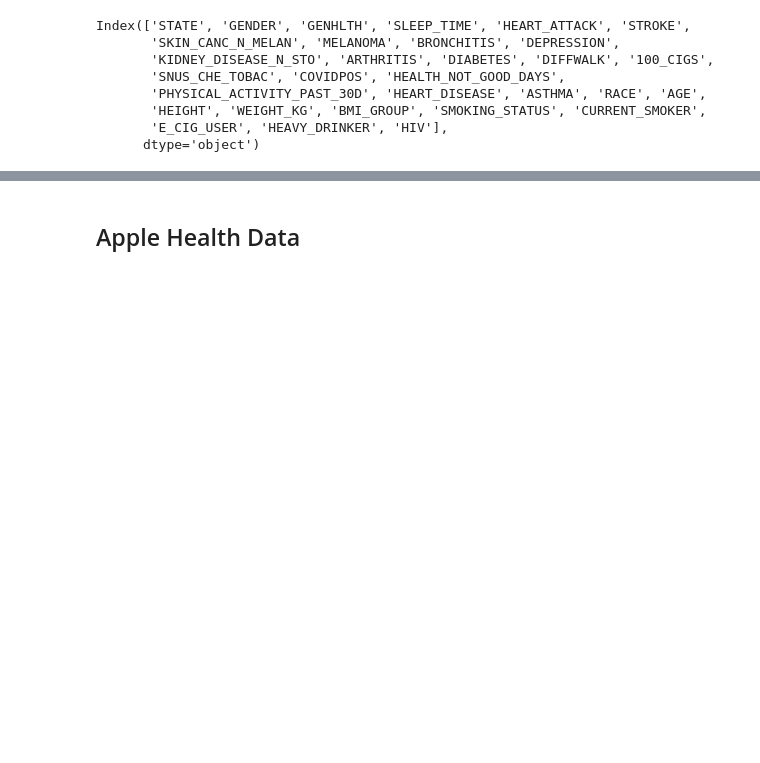
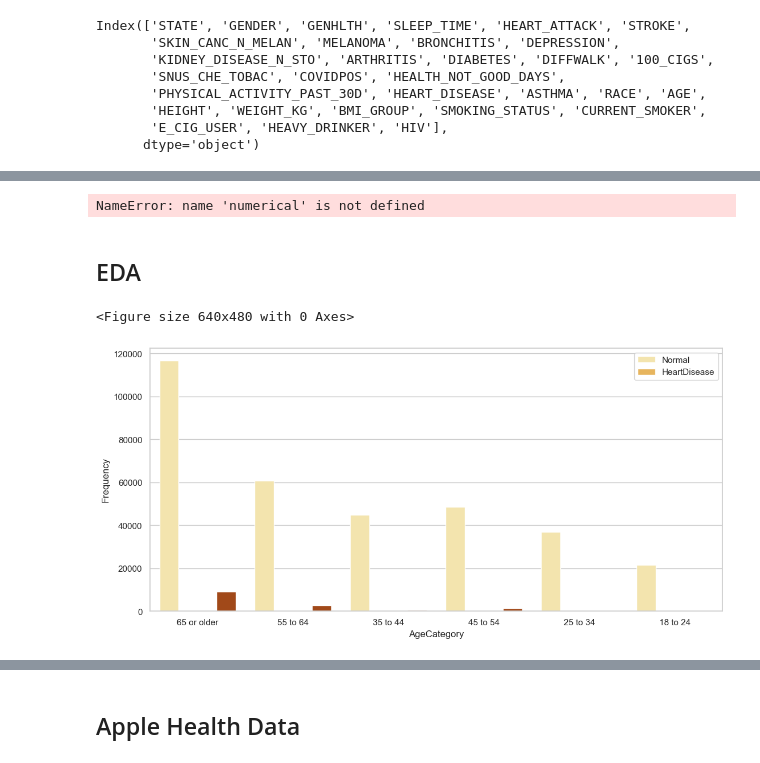
Before and after one commit to HeloisaBal/Stroke-Final-Project, a Jupyter notebook: Final Project - Stroke.ipynb, the cells around one changed output, grey strips where cells are left out. Drawn from its saved outputs; the diff is of its cells as text; code cells hidden in the pictures; blank space fills up the shorter version.

```diff
--- a/Final Project - Stroke.ipynb
+++ b/Final Project - Stroke.ipynb
@@ -808,11 +911,10 @@ df['ASTHMA'] = df['ASTHMA'].replace(values)
 # %%
 val_as = {
-    1: 0,
-    2: 1,
-    9: 'Not sure'
+    1.0: 0,
+    2.0: 1,
+    9.0: 0.25
 }
 
-df['PHYSICAL_ACTIVITY_PAST_30D'] = df['PHYSICAL_ACTIVITY_PAST_30D'].replace(val_as)
 df['HEAVY_DRINKER'] = df['HEAVY_DRINKER'].replace(val_as)
 # %%
 value_race = {
@@ -1717,0 +1716,20 @@ print(feature_importances)
+# %%
+numerical.to_csv('numerical_clean.csv')
+categorical.to_csv('categorical_clean.csv')
+y.to_csv('target_clean.csv')
+# %% [output]
+NameError: name 'numerical' is not defined
+# %% [markdown]
+## EDA
+# %%
+fig = plt.figure()
+plt.figure(figsize = (13,6))
+sns.countplot(x = df['AGE'], hue = 'STROKE', data = df, palette = 'YlOrBr')
+fig.suptitle("Distribution of Cases with Stroke according to AgeCategory")
+plt.xlabel('AgeCategory')
+plt.legend(['Normal','HeartDisease'])
+plt.ylabel('Frequency')
+plt.show()
+# %% [output]
+<Figure size 640x480 with 0 Axes>
+[figure, added]
```
Also changed, not shown: parts of 194 cells of this notebook, 3 other files.
